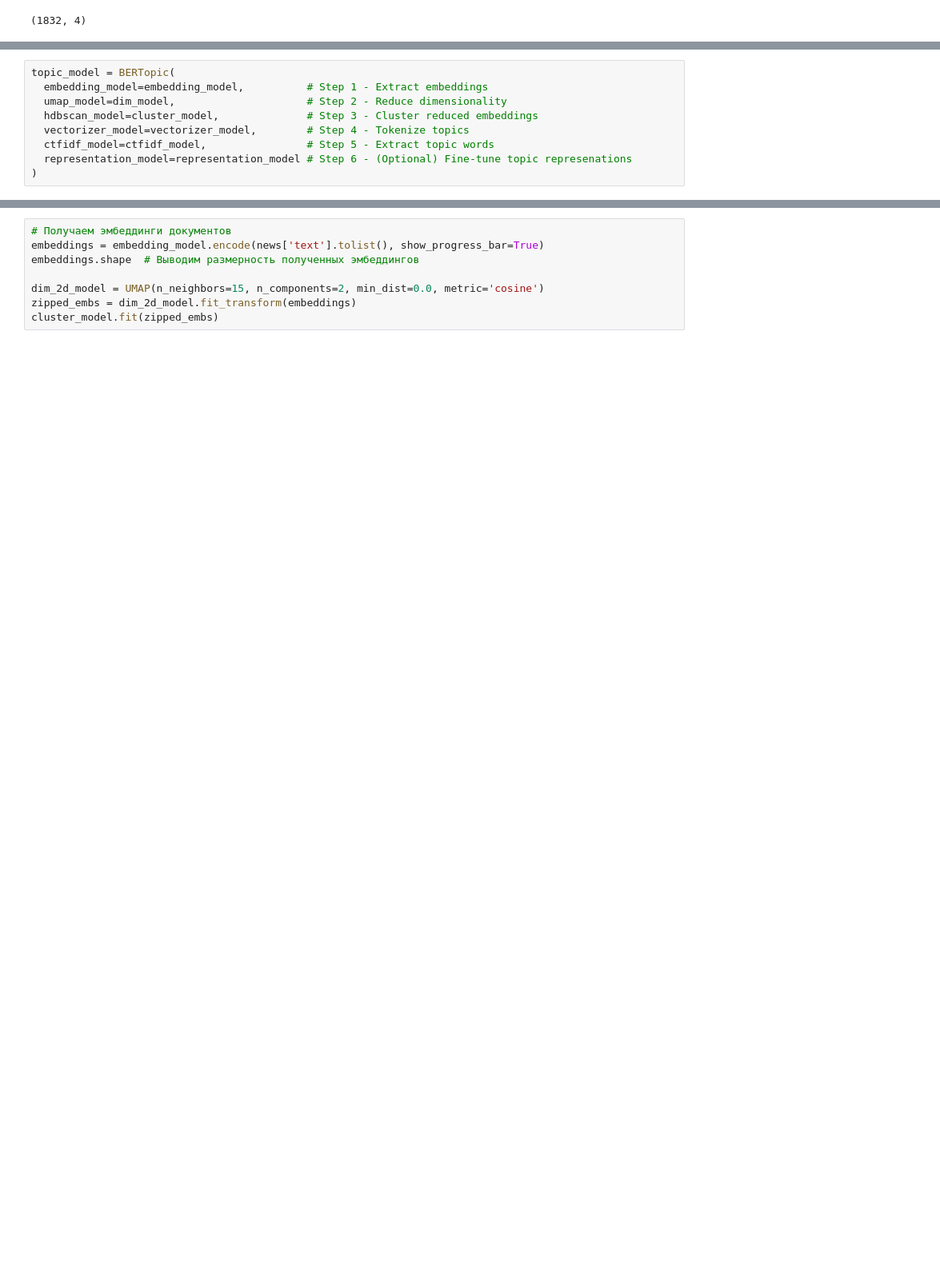
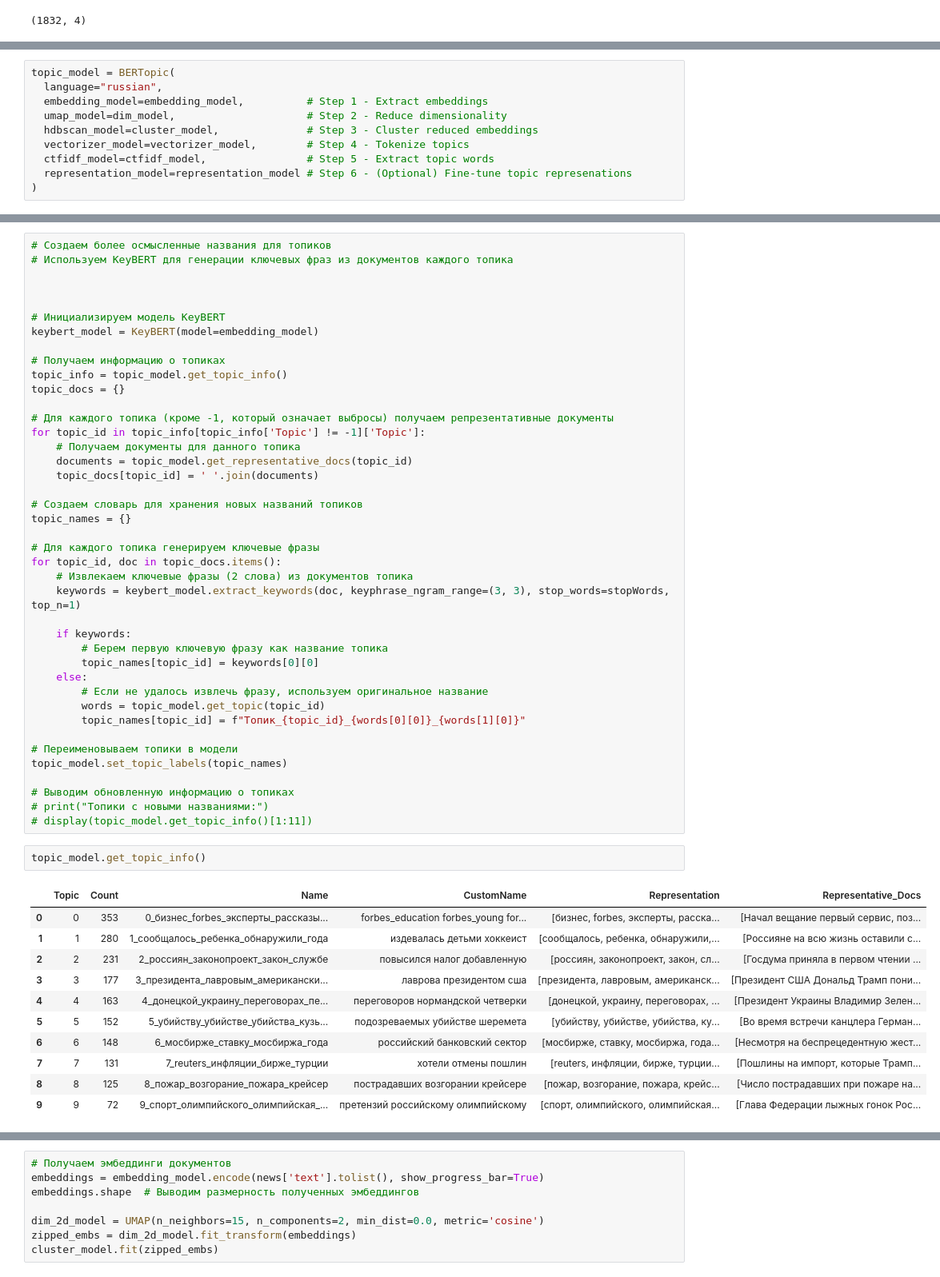
Before and after one commit to datanalist/company-clasterization, a Jupyter notebook: notebooks/topics.ipynb, the cells around one changed output, grey strips where cells are left out. Shown at 80% size. Cells and saved outputs as stored; diff of their text form; blank space fills up the shorter version.

```diff
--- a/notebooks/topics.ipynb
+++ b/notebooks/topics.ipynb
@@ -58,5 +78,6 @@ representation_model = KeyBERTInspired()
 # %%
 topic_model = BERTopic(
+  language="russian",
   embedding_model=embedding_model,          # Step 1 - Extract embeddings
   umap_model=dim_model,                     # Step 2 - Reduce dimensionality
   hdbscan_model=cluster_model,              # Step 3 - Cluster reduced embeddings
@@ -74,0 +111,55 @@ dtype: int64
+# %%
+# Создаем более осмысленные названия для топиков
+# Используем KeyBERT для генерации ключевых фраз из документов каждого топика
+
+
+
+# Инициализируем модель KeyBERT
+keybert_model = KeyBERT(model=embedding_model)
+
+# Получаем информацию о топиках
+topic_info = topic_model.get_topic_info()
+topic_docs = {}
+
+# Для каждого топика (кроме -1, который означает выбросы) получаем репрезентативные документы
+for topic_id in topic_info[topic_info['Topic'] != -1]['Topic']:
+    # Получаем документы для данного топика
+    documents = topic_model.get_representative_docs(topic_id)
+    topic_docs[topic_id] = ' '.join(documents)
+
+# Создаем словарь для хранения новых названий топиков
+topic_names = {}
+
+# Для каждого топика генерируем ключевые фразы
+for topic_id, doc in topic_docs.items():
+    # Извлекаем ключевые фразы (2 слова) из документов топика
+    keywords = keybert_model.extract_keywords(doc, keyphrase_ngram_range=(3, 3), stop_words=stopWords, top_n=1)
+
+    if keywords:
+        # Берем первую ключевую фразу как название топика
+        topic_names[topic_id] = keywords[0][0]
+    else:
+        # Если не удалось извлечь фразу, используем оригинальное название
+        words = topic_model.get_topic(topic_id)
+        topic_names[topic_id] = f"Топик_{topic_id}_{words[0][0]}_{words[1][0]}"
+
+# Переименовываем топики в модели
+topic_model.set_topic_labels(topic_names)
+
+# Выводим обновленную информацию о топиках
+# print("Топики с новыми названиями:")
+# display(topic_model.get_topic_info()[1:11])
+# %%
+topic_model.get_topic_info()
+# %% [output]
+|  | Topic | Count | Name | CustomName | Representation | Representative_Docs |
+| 0 | 0 | 353 | 0_бизнес_forbes_эксперты_рассказы... | forbes_education forbes_young for... | [бизнес, forbes, эксперты, расска... | [Начал вещание первый сервис, поз... |
+| 1 | 1 | 280 | 1_сообщалось_ребенка_обнаружили_года | издевалась детьми хоккеист | [сообщалось, ребенка, обнаружили,... | [Россияне на всю жизнь оставили с... |
+| 2 | 2 | 231 | 2_россиян_законопроект_закон_службе | повысился налог добавленную | [россиян, законопроект, закон, сл... | [Госдума приняла в первом чтении ... |
+| 3 | 3 | 177 | 3_президента_лавровым_американски... | лаврова президентом сша | [президента, лавровым, американск... | [Президент США Дональд Трамп пони... |
+| 4 | 4 | 163 | 4_донецкой_украину_переговорах_пе... | переговоров нормандской четверки | [донецкой, украину, переговорах, ... | [Президент Украины Владимир Зелен... |
+| 5 | 5 | 152 | 5_убийству_убийстве_убийства_кузь... | подозреваемых убийстве шеремета | [убийству, убийстве, убийства, ку... | [Во время встречи канцлера Герман... |
+| 6 | 6 | 148 | 6_мосбирже_ставку_мосбиржа_года | российский банковский сектор | [мосбирже, ставку, мосбиржа, года... | [Несмотря на беспрецедентную жест... |
+| 7 | 7 | 131 | 7_reuters_инфляции_бирже_турции | хотели отмены пошлин | [reuters, инфляции, бирже, турции... | [Пошлины на импорт, которые Трамп... |
+| 8 | 8 | 125 | 8_пожар_возгорание_пожара_крейсер | пострадавших возгорании крейсере | [пожар, возгорание, пожара, крейс... | [Число пострадавших при пожаре на... |
+| 9 | 9 | 72 | 9_спорт_олимпийского_олимпийская_... | претензий российскому олимпийскому | [спорт, олимпийского, олимпийская... | [Глава Федерации лыжных гонок Рос... |
```
Also changed, not shown: parts of 28 cells of this notebook, 2 other files.
